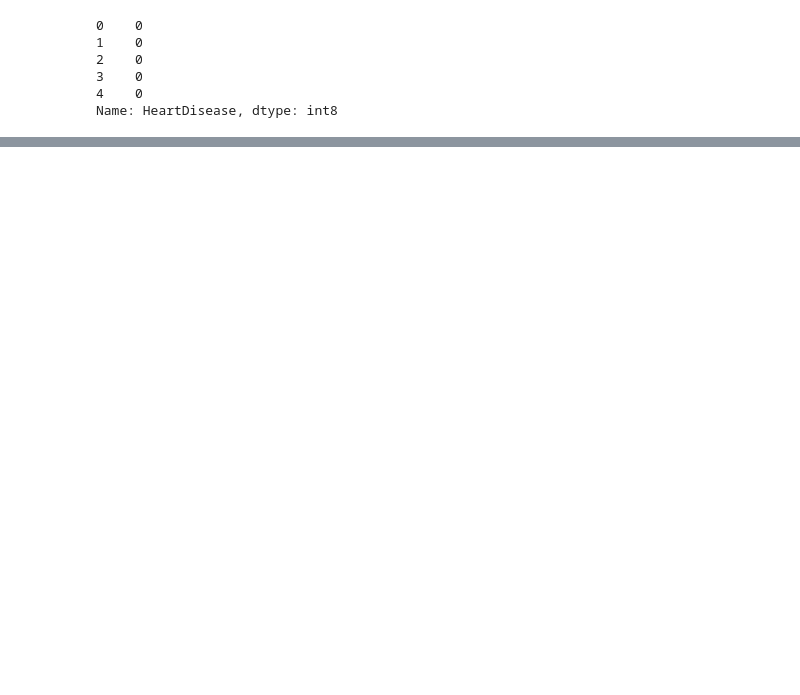
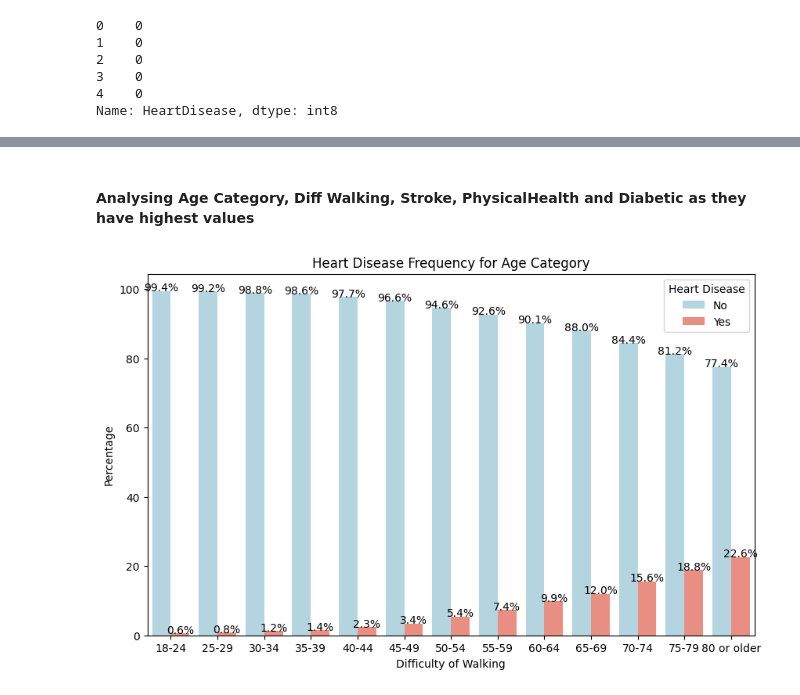
Before and after one commit to ShreeprasadSonar/ML-Project-Personal-Key-Indicators-of-Heart-Disease, a Jupyter notebook: ML-Project-Personal-Key-Indicators-of-Heart-Disease.ipynb, the cells around one changed output, grey strips where cells are left out. Saved outputs shown, nothing was run; the diff lists cells and outputs as text; code cells hidden in the pictures; blank space fills up the shorter version.

```diff
--- a/ML-Project-Personal-Key-Indicators-of-Heart-Disease.ipynb
+++ b/ML-Project-Personal-Key-Indicators-of-Heart-Disease.ipynb
@@ -307,0 +362,16 @@ Name: HeartDisease, dtype: int8
+# %% [markdown]
+#### Analysing Age Category, Diff Walking, Stroke, PhysicalHealth and Diabetic as they have highest values
+# %%
+percentages = heart_2020_cleaned_df.groupby('AgeCategory')['HeartDisease'].value_counts(normalize=True).mul(100).reset_index(name='Percentage')
+
+plt.figure(figsize=(10, 6))
+ax = sns.barplot(x='AgeCategory', y='Percentage', hue='HeartDisease', data=percentages, palette=['lightblue', 'salmon'])
+plt.title("Heart Disease Frequency for Age Category")
+plt.xlabel("Difficulty of Walking")
+plt.ylabel("Percentage")
+plt.legend(title="Heart Disease", loc='upper right')
+
+for p in ax.patches:
+    ax.annotate('{:.1f}%'.format(p.get_height()), (p.get_x()+p.get_width()/2, p.get_height()), ha='center')
+# %% [output]
+[figure, added]
```
Also changed, not shown: parts of 20 cells of this notebook.
